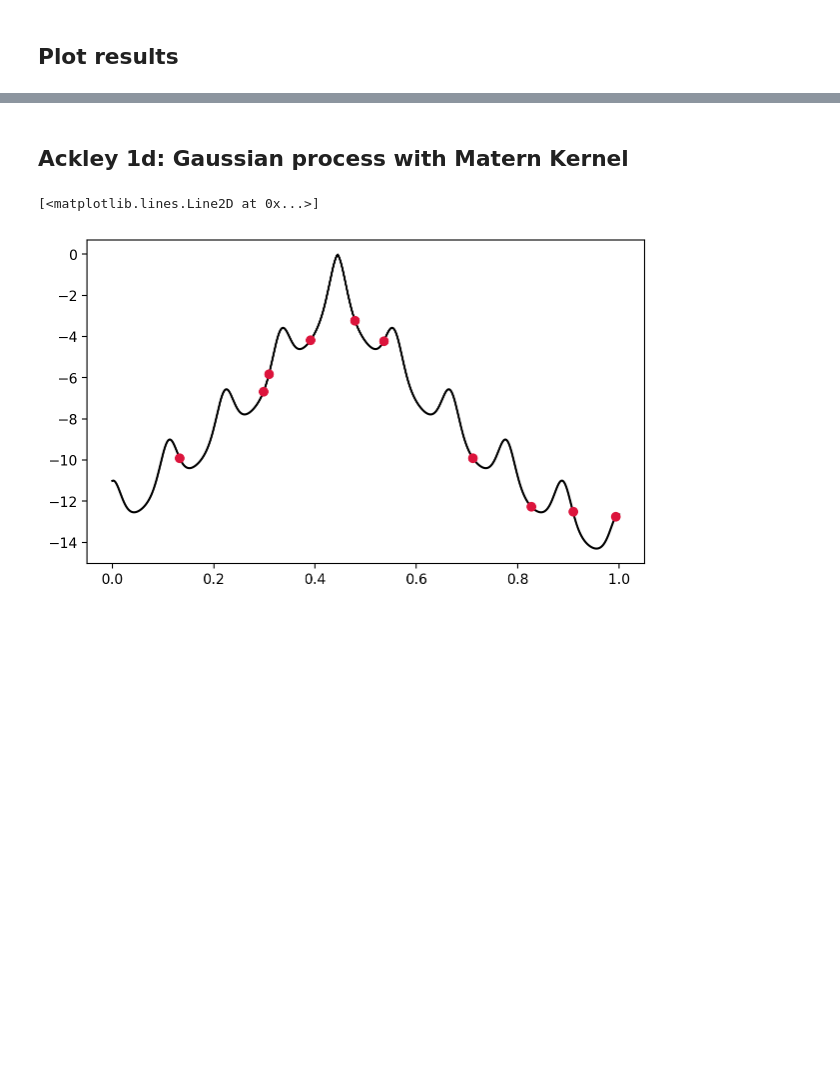
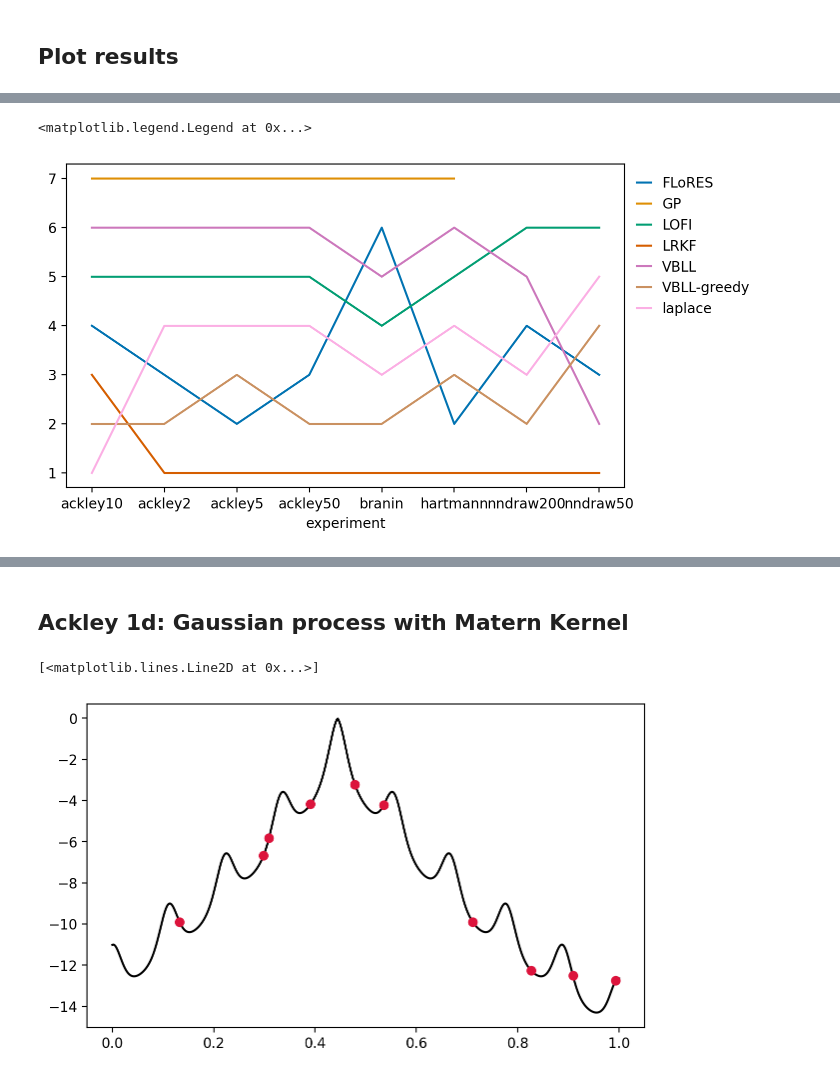
Before and after one commit to gerdm/low-rank-last-layer-inference, a Jupyter notebook: experiments/01-bayesopt-classic.ipynb, the cells around one changed output, grey strips where cells are left out. Saved outputs shown, nothing was run; the diff lists cells and outputs as text; code cells hidden in the pictures; blank space fills up the shorter version.

```diff
--- a/experiments/01-bayesopt-classic.ipynb
+++ b/experiments/01-bayesopt-classic.ipynb
@@ -168,15 +172,0 @@ plt.subplots_adjust(hspace=0.3)
-# %%
-summary = []
-for ax, name in zip(axs.ravel(), res):
-    res_experiment = res[name]
-    for name_method in sorted(res_experiment):
-        runs = res_experiment[name_method]
-
-        summary.append({
-            "y_best": runs["y_best"][:, -1].mean(),
-            "y_best_std": runs["y_best"][:, -1].std(),
-            "time": runs["time"],
-            "method": name_method,
-            "experiment": name
-        })
-summary =pd.DataFrame(summary)
@@ -187 +173,18 @@ array([2.481369 , 2.481369 , 2.481369 , 1.0470802, 2.4347997, 1.0170327, 1.20832
+# %%
+summary = []
+for ax, name in zip(axs.ravel(), experiments_names):
+    res_experiment = res[name]
+    for name_method in sorted(res_experiment):
+        runs = res_experiment[name_method]
+
+        summary.append({
+            "y_best": runs["y_best"][:, -1].mean(),
+            "y_best_std": runs["y_best"][:, -1].std(),
+            "time": runs["time"],
+            "method": name_method,
+            "experiment": name
+        })
+summary =pd.DataFrame(summary)
+
+summary["time"] = summary["time"].astype(float)
 # %%
@@ -221,0 +235,7 @@ axs[0,2].legend(loc="upper right", bbox_to_anchor=(1.9, 1.0), frameon=False)
+# %%
+rank_time = summary.pivot_table(index="method", columns="experiment")["time"].rank(axis=0)
+rank_time.T.plot()
+plt.legend(bbox_to_anchor=(1,1), handlelength=1, frameon=False)
+# %% [output]
+<matplotlib.legend.Legend at 0x...>
+[figure, added]
```
Also changed, not shown: parts of 17 cells of this notebook, 4 other files.
